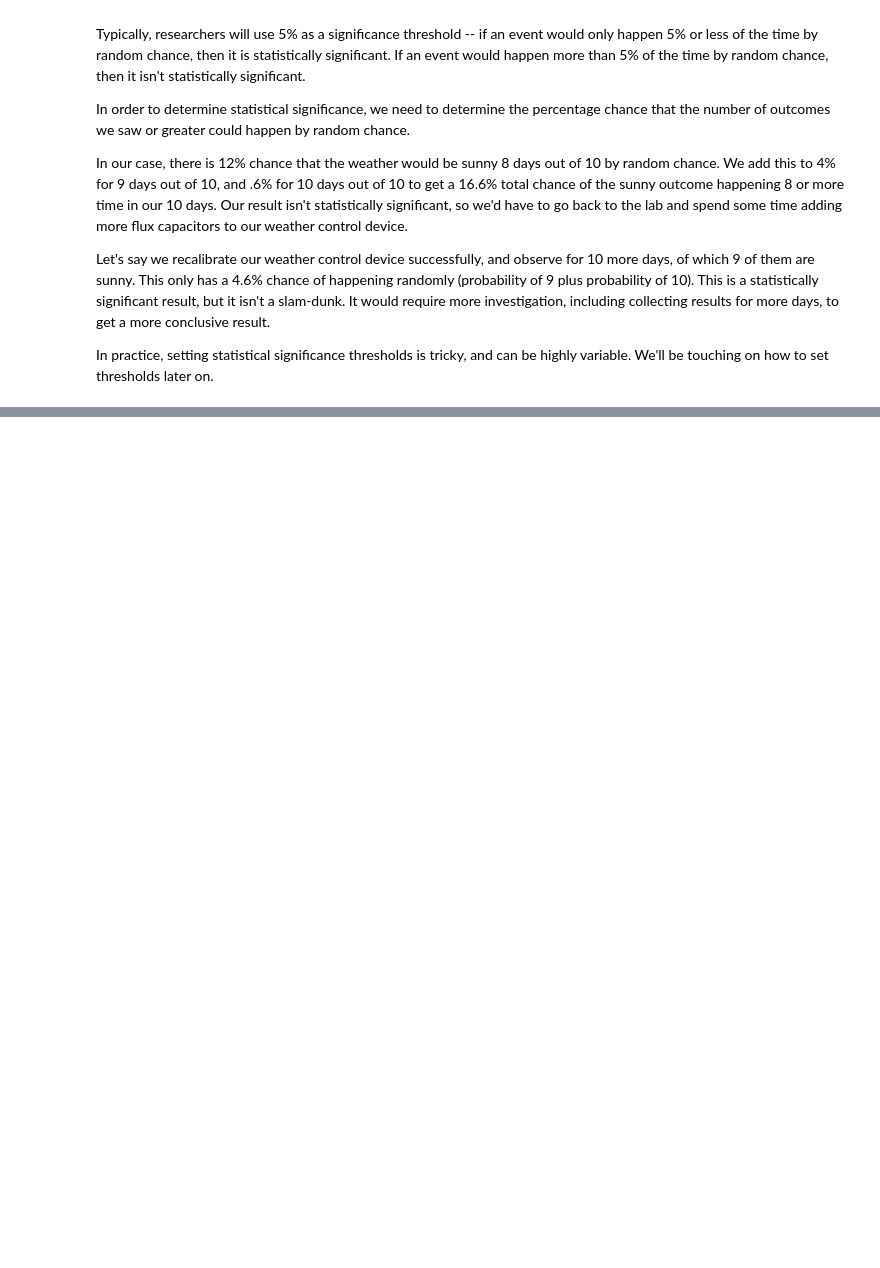
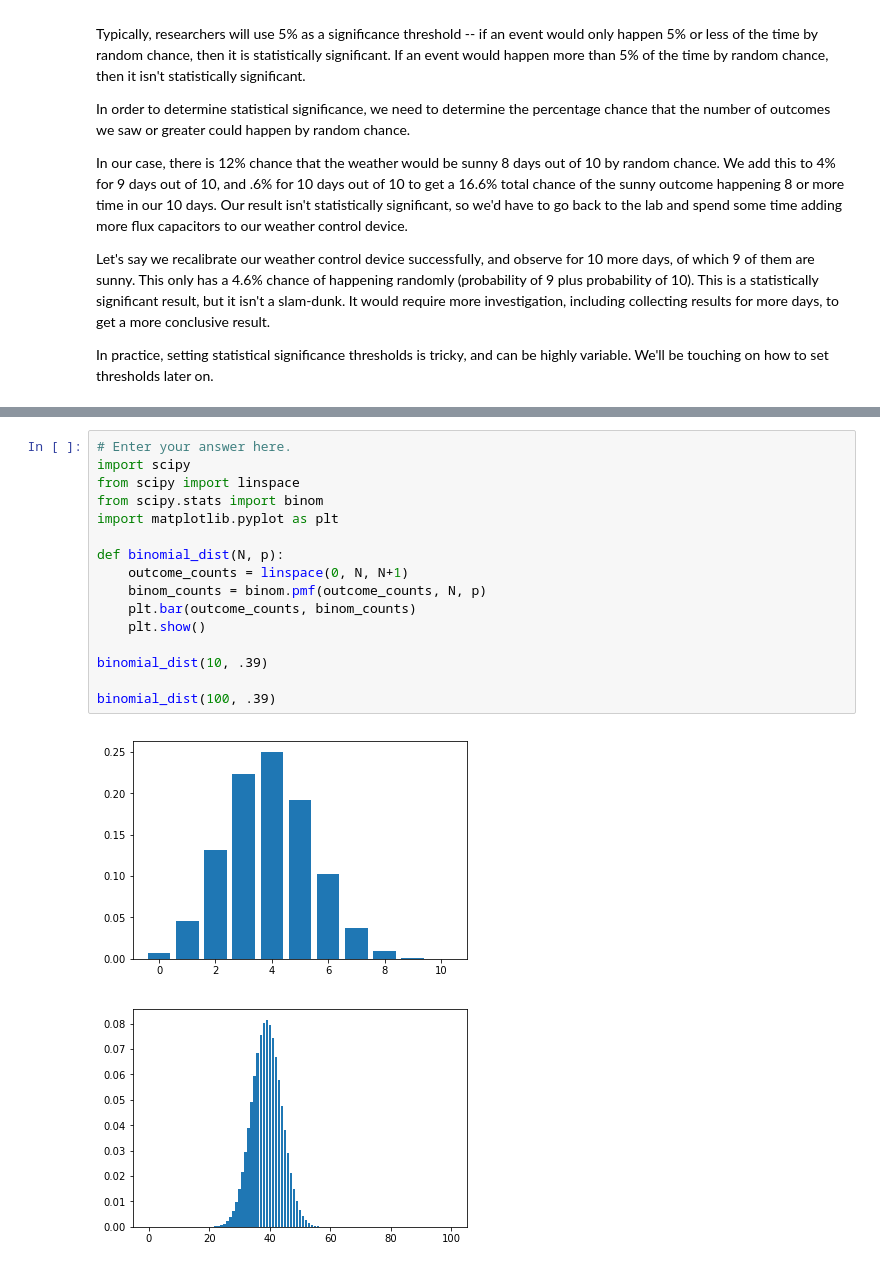
Before and after one commit to AnkushKhanna/learning-python-data-quest, a Jupyter notebook: statistics/probability_bike_rental.ipynb, the cells around one changed output, grey strips where cells are left out. Saved outputs shown, nothing was run; the diff lists cells and outputs as text; blank space fills up the shorter version.

```diff
--- a/statistics/probability_bike_rental.ipynb
+++ b/statistics/probability_bike_rental.ipynb
@@ -97,0 +191,19 @@ In practice, setting statistical significance thresholds is tricky, and can be h
+# %%
+# Enter your answer here.
+import scipy
+from scipy import linspace
+from scipy.stats import binom
+import matplotlib.pyplot as plt
+
+def binomial_dist(N, p):
+    outcome_counts = linspace(0, N, N+1)
+    binom_counts = binom.pmf(outcome_counts, N, p)
+    plt.bar(outcome_counts, binom_counts)
+    plt.show()
+
+binomial_dist(10, .39)
+
+binomial_dist(100, .39)
+# %% [output]
+[figure, added]
+[figure, added]
```
Also changed, not shown: parts of 8 cells of this notebook, 26 other files.
